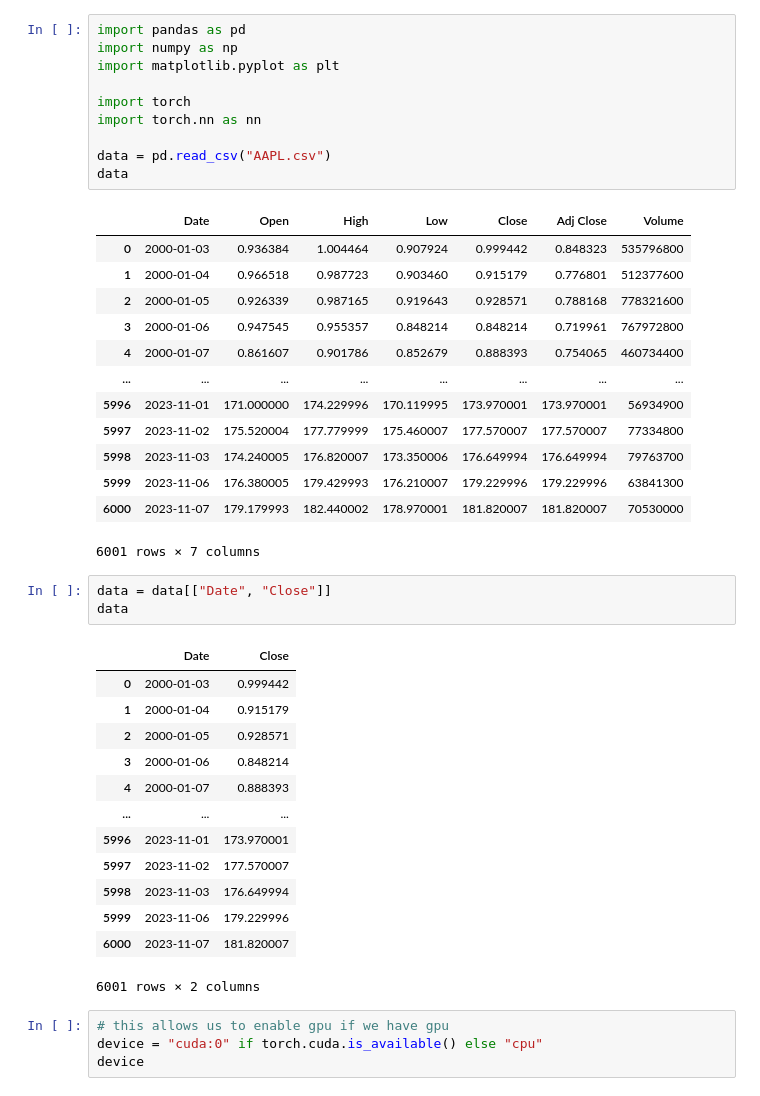
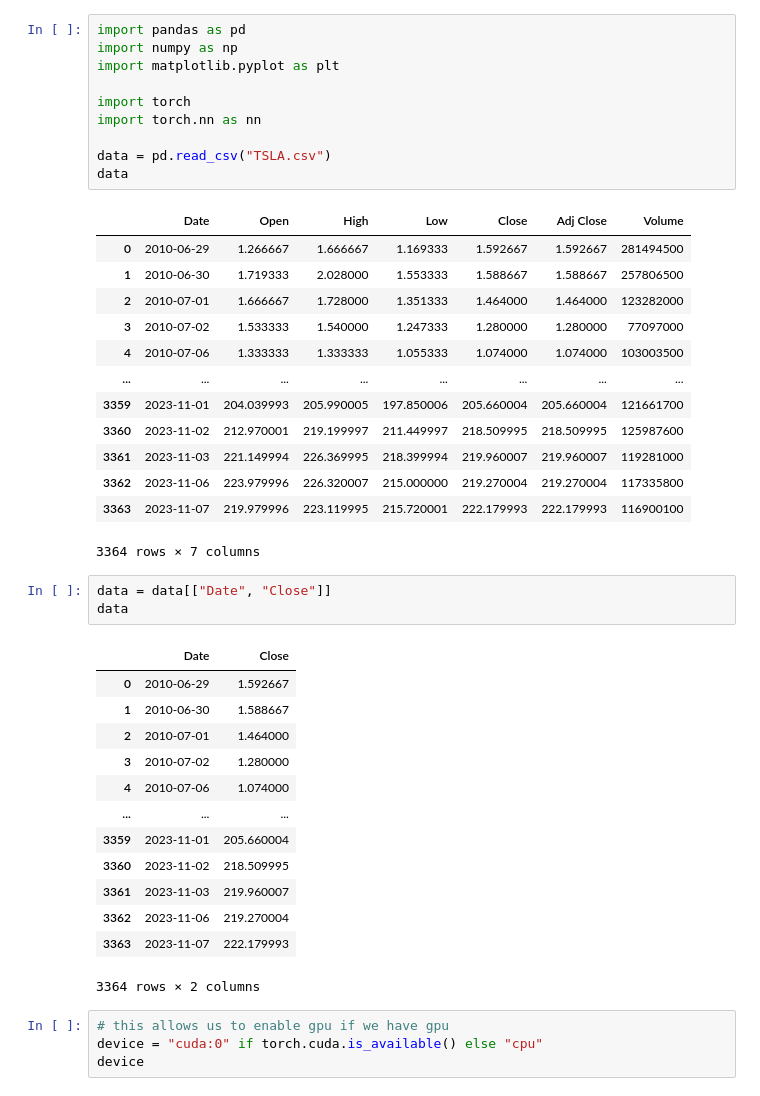
Before and after one commit to prakharpratap20/Logarithmic-Trading, a Jupyter notebook: stock_forecasting/stock_forecasting.ipynb, the cells around one changed output. Saved outputs shown, nothing was run; the diff lists cells and outputs as text.

```diff
--- a/stock_forecasting/stock_forecasting.ipynb
+++ b/stock_forecasting/stock_forecasting.ipynb
@@ -1,44 +1,44 @@
 # %%
 import pandas as pd
 import numpy as np
 import matplotlib.pyplot as plt
 
 import torch
 import torch.nn as nn
 
-data = pd.read_csv("AAPL.csv")
+data = pd.read_csv("TSLA.csv")
 data
 # %% [output]
 |  | Date | Open | High | Low | Close | Adj Close | Volume |
-| 0 | 2000-01-03 | 0.936384 | 1.004464 | 0.907924 | 0.999442 | 0.848323 | 535796800 |
-| 1 | 2000-01-04 | 0.966518 | 0.987723 | 0.903460 | 0.915179 | 0.776801 | 512377600 |
-| 2 | 2000-01-05 | 0.926339 | 0.987165 | 0.919643 | 0.928571 | 0.788168 | 778321600 |
-| 3 | 2000-01-06 | 0.947545 | 0.955357 | 0.848214 | 0.848214 | 0.719961 | 767972800 |
-| 4 | 2000-01-07 | 0.861607 | 0.901786 | 0.852679 | 0.888393 | 0.754065 | 460734400 |
+| 0 | 2010-06-29 | 1.266667 | 1.666667 | 1.169333 | 1.592667 | 1.592667 | 281494500 |
+| 1 | 2010-06-30 | 1.719333 | 2.028000 | 1.553333 | 1.588667 | 1.588667 | 257806500 |
+| 2 | 2010-07-01 | 1.666667 | 1.728000 | 1.351333 | 1.464000 | 1.464000 | 123282000 |
+| 3 | 2010-07-02 | 1.533333 | 1.540000 | 1.247333 | 1.280000 | 1.280000 | 77097000 |
+| 4 | 2010-07-06 | 1.333333 | 1.333333 | 1.055333 | 1.074000 | 1.074000 | 103003500 |
 | ... | ... | ... | ... | ... | ... | ... | ... |
-| 5996 | 2023-11-01 | 171.000000 | 174.229996 | 170.119995 | 173.970001 | 173.970001 | 56934900 |
-| 5997 | 2023-11-02 | 175.520004 | 177.779999 | 175.460007 | 177.570007 | 177.570007 | 77334800 |
-| 5998 | 2023-11-03 | 174.240005 | 176.820007 | 173.350006 | 176.649994 | 176.649994 | 79763700 |
-| 5999 | 2023-11-06 | 176.380005 | 179.429993 | 176.210007 | 179.229996 | 179.229996 | 63841300 |
-| 6000 | 2023-11-07 | 179.179993 | 182.440002 | 178.970001 | 181.820007 | 181.820007 | 70530000 |
+| 3359 | 2023-11-01 | 204.039993 | 205.990005 | 197.850006 | 205.660004 | 205.660004 | 121661700 |
+| 3360 | 2023-11-02 | 212.970001 | 219.199997 | 211.449997 | 218.509995 | 218.509995 | 125987600 |
+| 3361 | 2023-11-03 | 221.149994 | 226.369995 | 218.399994 | 219.960007 | 219.960007 | 119281000 |
+| 3362 | 2023-11-06 | 223.979996 | 226.320007 | 215.000000 | 219.270004 | 219.270004 | 117335800 |
+| 3363 | 2023-11-07 | 219.979996 | 223.119995 | 215.720001 | 222.179993 | 222.179993 | 116900100 |
-6001 rows × 7 columns
+3364 rows × 7 columns
 # %%
 data = data[["Date", "Close"]]
 data
 # %% [output]
 |  | Date | Close |
-| 0 | 2000-01-03 | 0.999442 |
-| 1 | 2000-01-04 | 0.915179 |
-| 2 | 2000-01-05 | 0.928571 |
-| 3 | 2000-01-06 | 0.848214 |
-| 4 | 2000-01-07 | 0.888393 |
+| 0 | 2010-06-29 | 1.592667 |
+| 1 | 2010-06-30 | 1.588667 |
+| 2 | 2010-07-01 | 1.464000 |
+| 3 | 2010-07-02 | 1.280000 |
+| 4 | 2010-07-06 | 1.074000 |
 | ... | ... | ... |
-| 5996 | 2023-11-01 | 173.970001 |
-| 5997 | 2023-11-02 | 177.570007 |
-| 5998 | 2023-11-03 | 176.649994 |
-| 5999 | 2023-11-06 | 179.229996 |
-| 6000 | 2023-11-07 | 181.820007 |
+| 3359 | 2023-11-01 | 205.660004 |
+| 3360 | 2023-11-02 | 218.509995 |
+| 3361 | 2023-11-03 | 219.960007 |
+| 3362 | 2023-11-06 | 219.270004 |
+| 3363 | 2023-11-07 | 222.179993 |
-6001 rows × 2 columns
+3364 rows × 2 columns
 # %%
 # this allows us to enable gpu if we have gpu
 device = "cuda:0" if torch.cuda.is_available() else "cpu"
```
Also changed, not shown: parts of 18 cells of this notebook, 3 other files.
